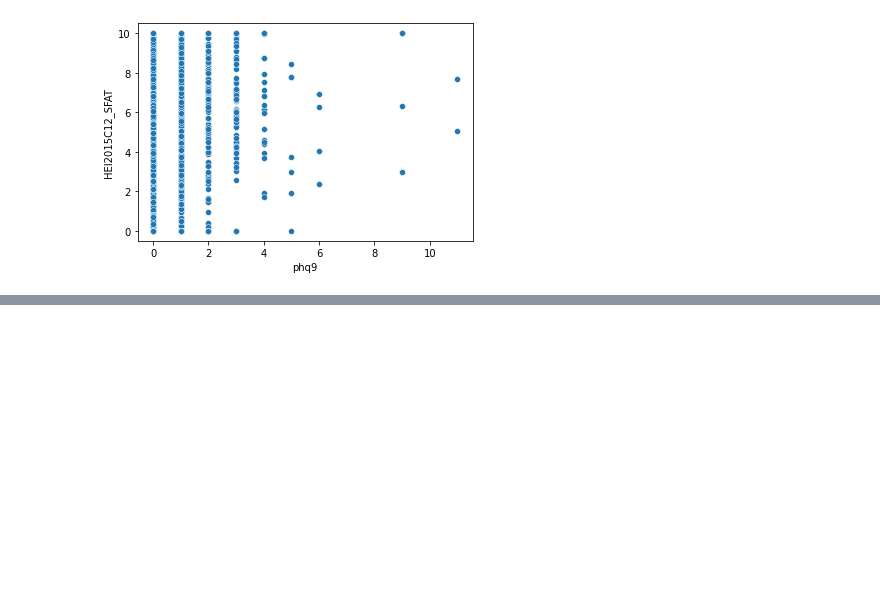
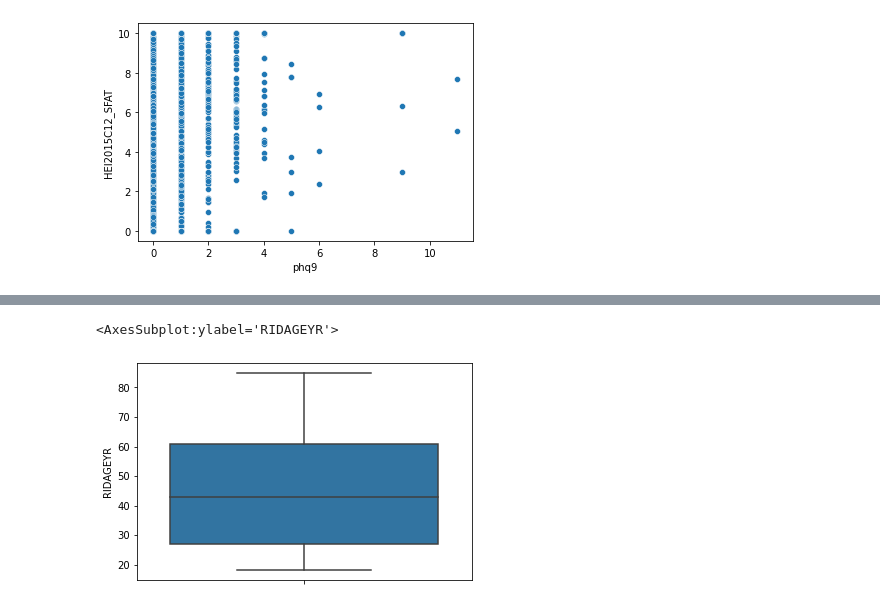
Before and after one commit to OmarCardoso/Eda_saude_tera_national_health, a Jupyter notebook: desafio_inferencia_tera_ds.ipynb, the cells around one changed output, grey strips where cells are left out. Drawn from its saved outputs; the diff is of its cells as text; code cells hidden in the pictures; blank space fills up the shorter version.

```diff
--- a/desafio_inferencia_tera_ds.ipynb
+++ b/desafio_inferencia_tera_ds.ipynb
@@ -523,0 +701,5 @@ sns.scatterplot(data=base_analise[base_analise.HEI2015C12_SFAT <= 20],y='HEI2015
+# %%
+sns.boxplot(data=df_bad, y='RIDAGEYR')
+# %% [output]
+<AxesSubplot:ylabel='RIDAGEYR'>
+[figure, added]
```
Also changed, not shown: parts of 40 cells of this notebook.
